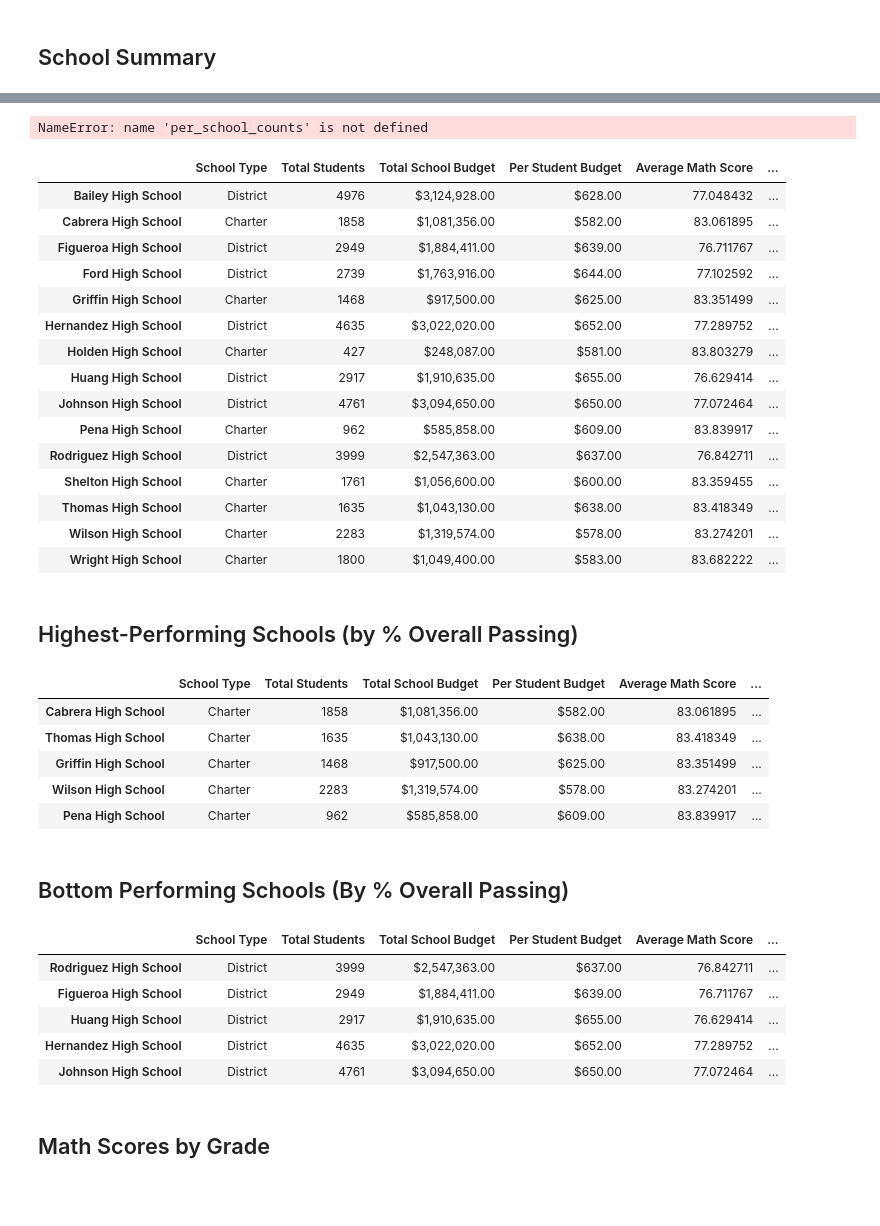
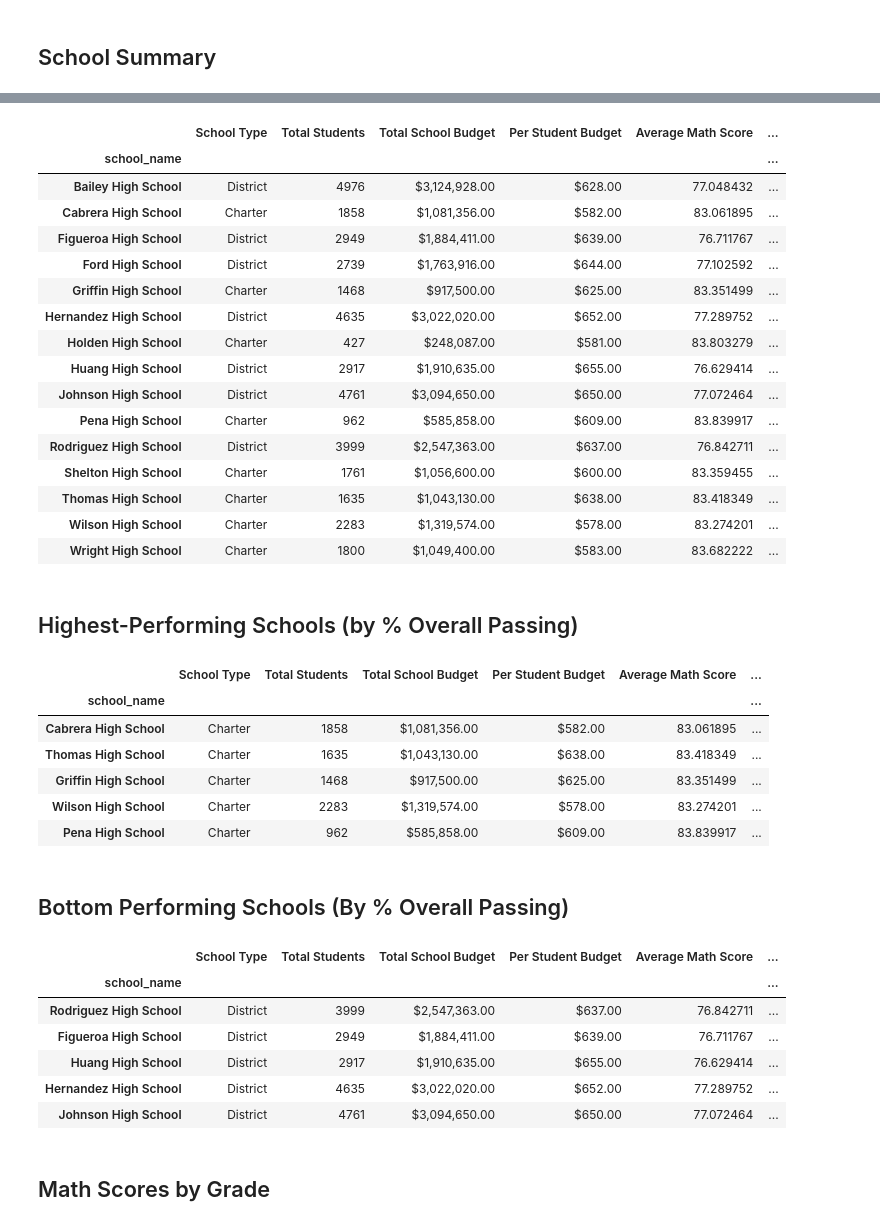
Before and after one commit to drainlm/pandas-challenge, a Jupyter notebook: PyCitySchools/PyCitySchools_starter.ipynb, the cells around one changed output, grey strips where cells are left out. Saved outputs shown, nothing was run; the diff lists cells and outputs as text; code cells hidden in the pictures; blank space fills up the shorter version.

```diff
--- a/PyCitySchools/PyCitySchools_starter.ipynb
+++ b/PyCitySchools/PyCitySchools_starter.ipynb
@@ -144,6 +109,4 @@ SyntaxError: invalid syntax (1472154980.py, line 2)
 # %%
 # Calculate the total school budget and per capita spending
-per_school_budget = school_data_complete.groupby(["school_name"]).mean()["budget"]
+per_school_budget = school_data_complete.groupby(["school_name"]).mean(numeric_only=True)["budget"]
 per_school_capita = per_school_budget / per_school_counts
-# %% [output]
-NameError: name 'per_school_counts' is not defined
@@ -154,9 +113,15 @@ per_school_reading =
+# %%
+# Calculate the average test scores
+## Used 'numeric_only = True' due to a warning message alerting that future versions of pandas won't
+# include non-numeric columns by default
+per_school_math = school_data_complete.groupby(["school_name"]).mean(numeric_only=True)["math_score"]
+per_school_reading = school_data_complete.groupby(["school_name"]).mean(numeric_only=True)["reading_score"]
 # %%
-# Calculate the number of schools with math scores of 70 or higher
-school_passing_math =
+# Group schools with math scores of 70 or higher
+school_passing_math = school_data_complete[school_data_complete["math_score"] >= 70]
 # %%
-# Calculate the number of schools with reading scores of 70 or higher
-school_passing_reading =
+# Group schools with reading scores of 70 or higher
+school_passing_reading = school_data_complete[school_data_complete["reading_score"] >= 70]
 # %%
 # Use the provided code to calculate the schools that passed both math and reading with scores of 70 or higher
 passing_math_and_reading = school_data_complete[
@@ -169,16 +134,27 @@ per_school_passing_reading = school_passing_reading.groupby(["school_name"]).cou
 overall_passing_rate = passing_math_and_reading.groupby(["school_name"]).count()["student_name"] / per_school_counts * 100
 # %%
 # Create a DataFrame called `per_school_summary` with columns for the calculations above.
-
+per_school_summary = pd.DataFrame({
+    "School Type": school_types,
+    "Total Students": per_school_counts,
+    "Total School Budget": per_school_budget,
+    "Per Student Budget": per_school_capita,
+    "Average Math Score": per_school_math,
+    "Average Reading Score": per_school_reading,
+    "% Passing Math": per_school_passing_math,
+    "% Passing Reading": per_school_passing_reading,
+    "% Overall Passing": overall_passing_rate
+})
 
 # Formatting
 per_school_summary["Total School Budget"] = per_school_summary["Total School Budget"].map("${:,.2f}".format)
 per_school_summary["Per Student Budget"] = per_school_summary["Per Student Budget"].map("${:,.2f}".format)
 
 # Display the DataFrame
 per_school_summary
 # %% [output]
 |  | School Type | Total Students | Total School Budget | Per Student Budget | Average Math Score | ... |
+| school_name |  |  |  |  |  | ... |
 | Bailey High School | District | 4976 | $3,124,928.00 | $628.00 | 77.048432 | ... |
 | Cabrera High School | Charter | 1858 | $1,081,356.00 | $582.00 | 83.061895 | ... |
 | Figueroa High School | District | 2949 | $1,884,411.00 | $639.00 | 76.711767 | ... |
@@ -198,8 +174,11 @@ per_school_summary
 ## Highest-Performing Schools (by % Overall Passing)
 # %%
 # Sort the schools by `% Overall Passing` in descending order and display the top 5 rows.
+overall_passing_school_summary_sorted = per_school_summary.sort_values(by='% Overall Passing', ascending=False)
+overall_passing_school_summary_sorted.head(5)
 # %% [output]
 |  | School Type | Total Students | Total School Budget | Per Student Budget | Average Math Score | ... |
+| school_name |  |  |  |  |  | ... |
 | Cabrera High School | Charter | 1858 | $1,081,356.00 | $582.00 | 83.061895 | ... |
 | Thomas High School | Charter | 1635 | $1,043,130.00 | $638.00 | 83.418349 | ... |
 | Griffin High School | Charter | 1468 | $917,500.00 | $625.00 | 83.351499 | ... |
@@ -209,8 +188,11 @@ per_school_summary
 ## Bottom Performing Schools (By % Overall Passing)
 # %%
 # Sort the schools by `% Overall Passing` in ascending order and display the top 5 rows.
+bottom_performing_school_summary_sorted = per_school_summary.sort_values(by='% Overall Passing', ascending=True)
+bottom_performing_school_summary_sorted.head(5)
 # %% [output]
 |  | School Type | Total Students | Total School Budget | Per Student Budget | Average Math Score | ... |
+| school_name |  |  |  |  |  | ... |
 | Rodriguez High School | District | 3999 | $2,547,363.00 | $637.00 | 76.842711 | ... |
 | Figueroa High School | District | 2949 | $1,884,411.00 | $639.00 | 76.711767 | ... |
 | Huang High School | District | 2917 | $1,910,635.00 | $655.00 | 76.629414 | ... |
```
Also changed, not shown: parts of 23 cells of this notebook, 1 other file.
